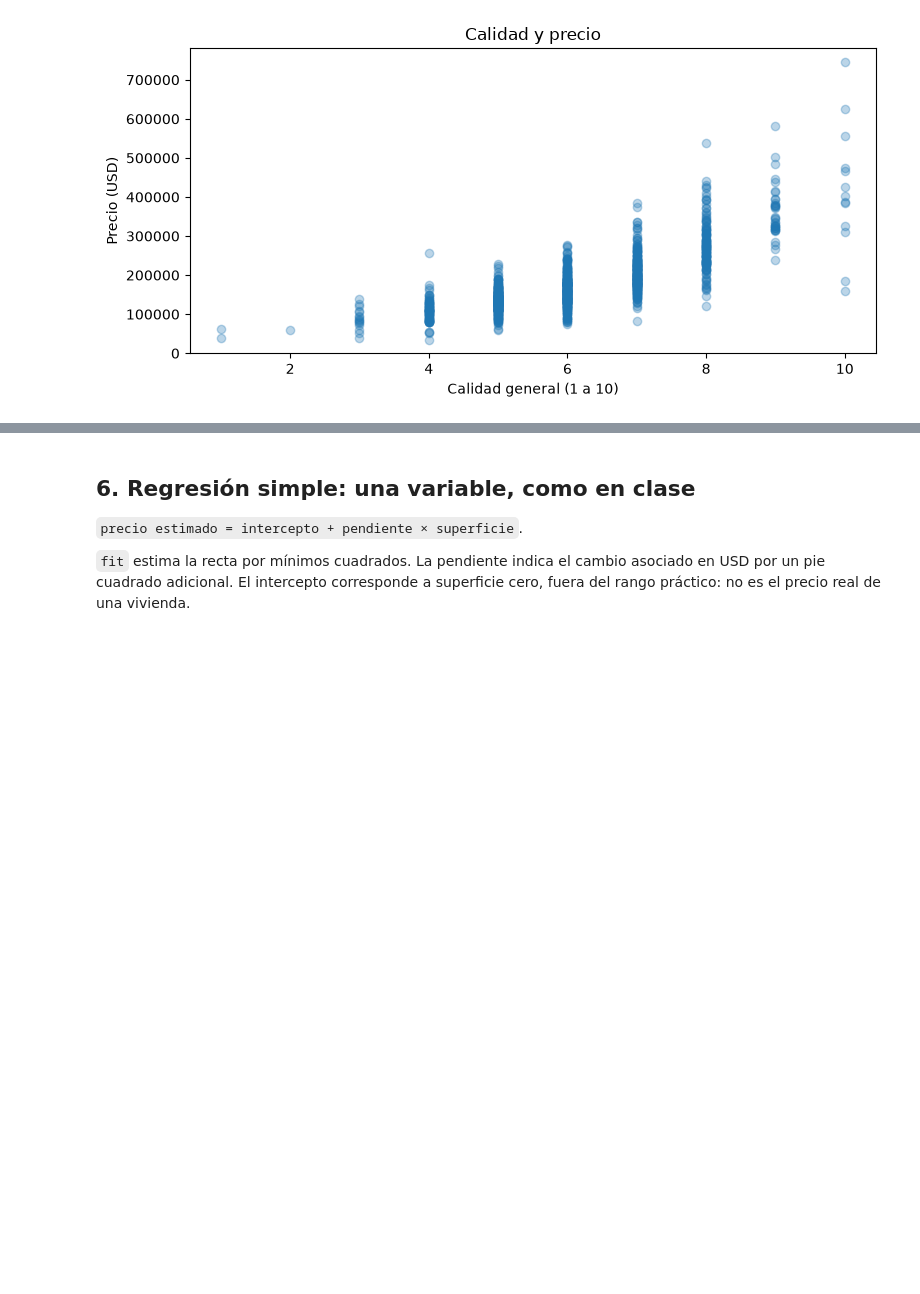
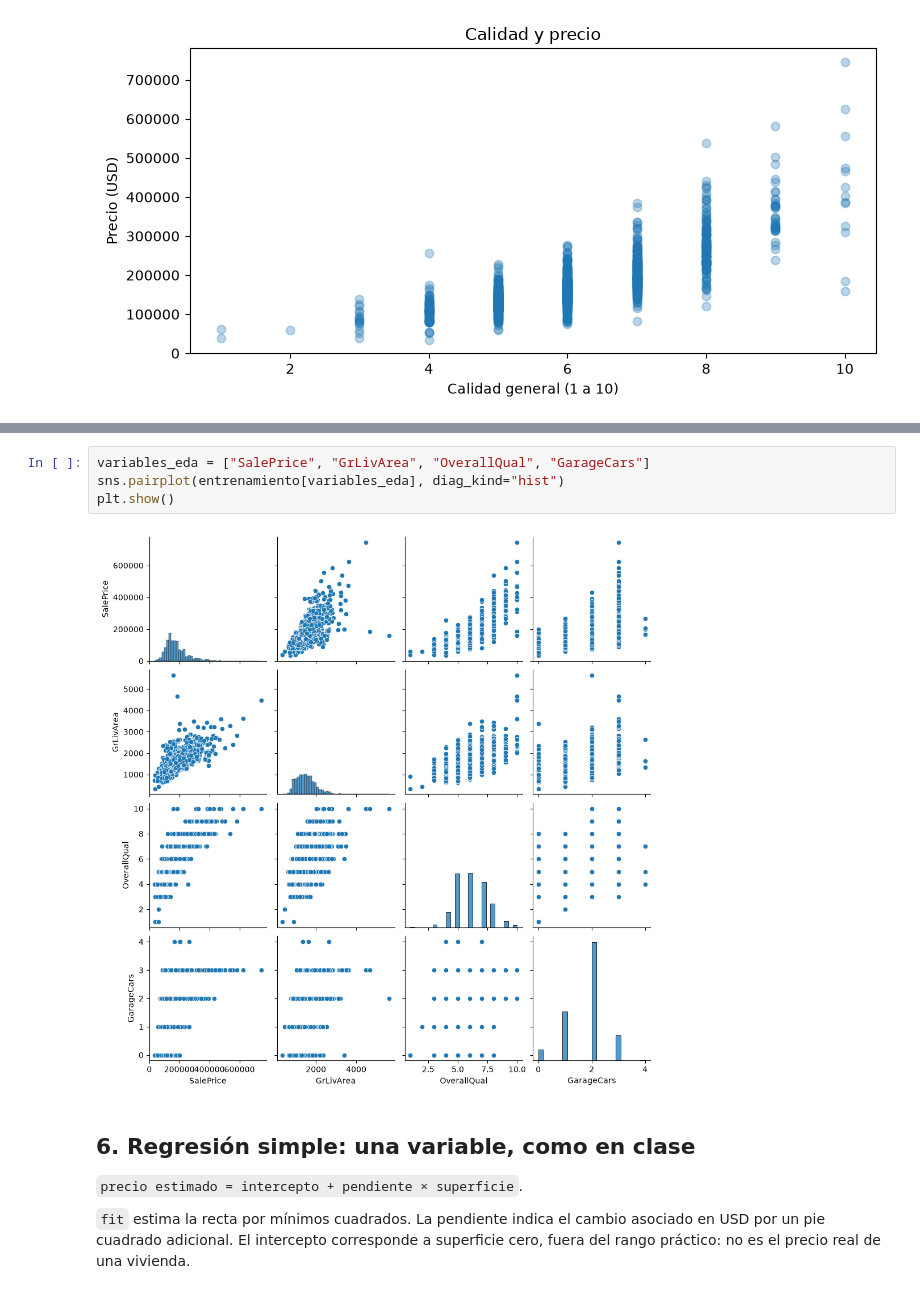
Before and after one commit to AndrewMechDev/lab07-house-prices, a Jupyter notebook: house_prices.ipynb, the cells around one changed output, grey strips where cells are left out. Saved outputs shown, nothing was run; the diff lists cells and outputs as text; blank space fills up the shorter version.

Commit message:
Add EDA pairplot and clarify prediction and residual evaluation

```diff
--- a/house_prices.ipynb
+++ b/house_prices.ipynb
@@ -125,3 +131,9 @@ plt.show()
+# %%
+variables_eda = ["SalePrice", "GrLivArea", "OverallQual", "GarageCars"]
+sns.pairplot(entrenamiento[variables_eda], diag_kind="hist")
+plt.show()
+# %% [output]
+[figure, added]
 # %% [markdown]
 ## 6. Regresión simple: una variable, como en clase
 `precio estimado = intercepto + pendiente × superficie`.
```
Also changed, not shown: parts of 7 cells of this notebook, 1 other file.
